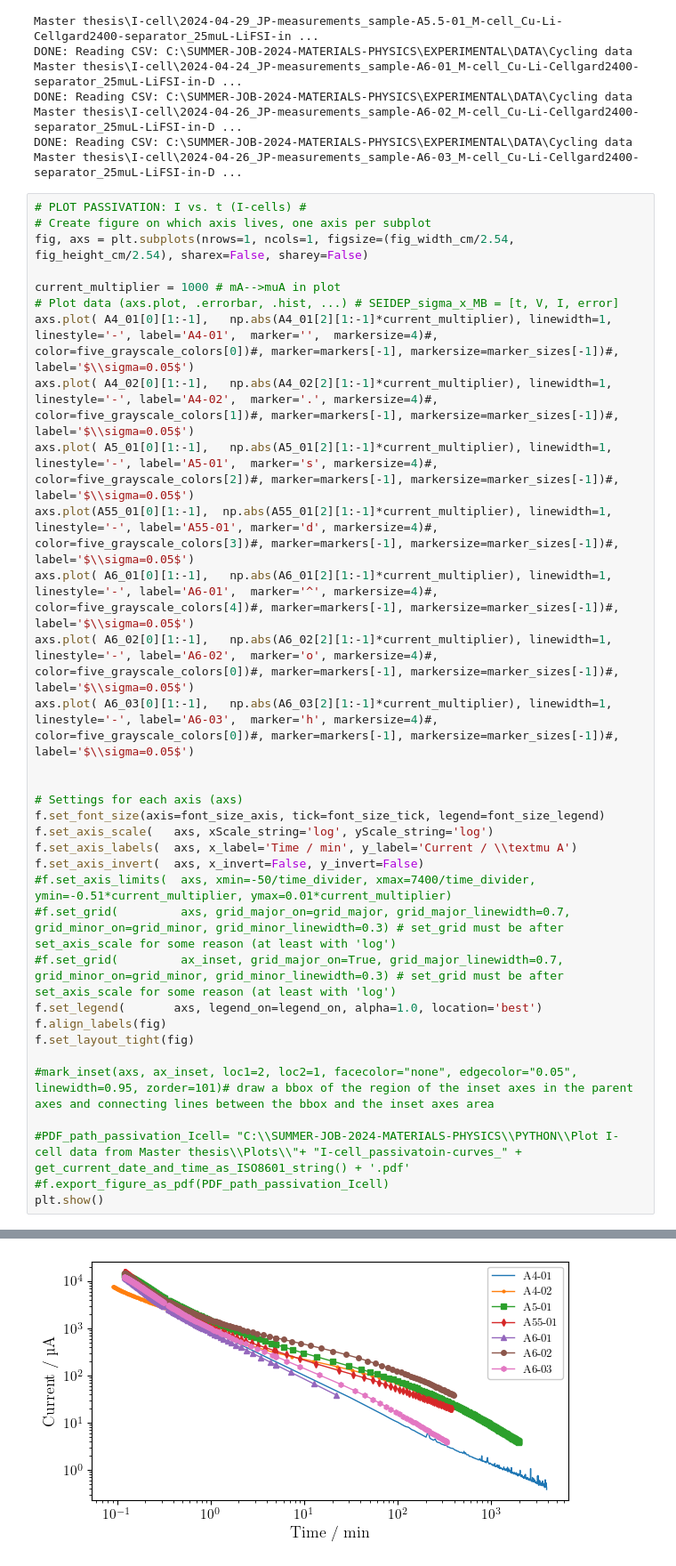
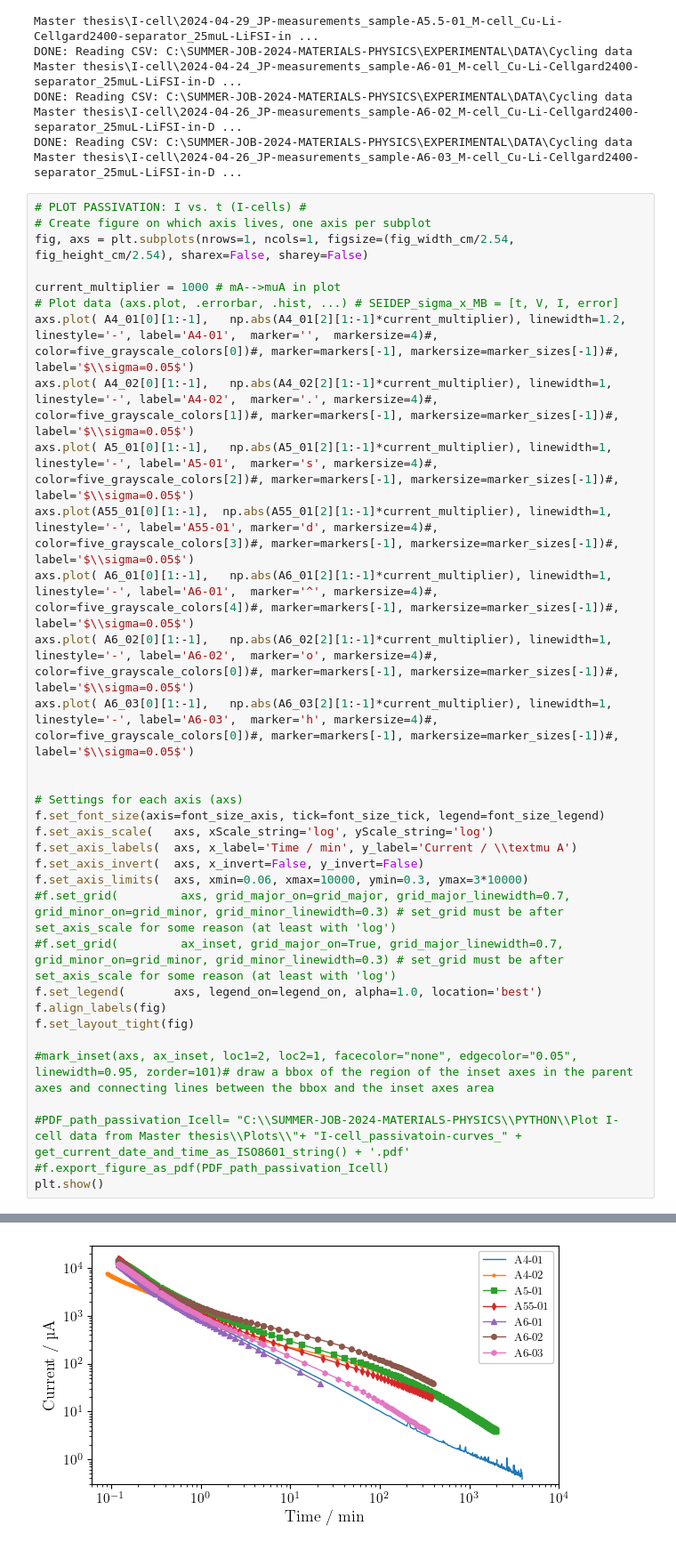
Before and after one commit to GottfridOlsson/SUMMER-JOB-2024-MATERIALS-PHYSICS, a Jupyter notebook: PYTHON/Plot I-cell data from Master thesis/passivation_I-cell_plots.ipynb, the cells around one changed output, grey strips where cells are left out. Shown: that part at 89% size. Cells and saved outputs as stored; diff of their text form.

```diff
--- a/PYTHON/Plot I-cell data from Master thesis/passivation_I-cell_plots.ipynb
+++ b/PYTHON/Plot I-cell data from Master thesis/passivation_I-cell_plots.ipynb
@@ -132,7 +132,7 @@ fig, axs = plt.subplots(nrows=1, ncols=1, figsize=(fig_width_cm/2.54, fig_height
 
 current_multiplier = 1000 # mA-->muA in plot
 # Plot data (axs.plot, .errorbar, .hist, ...) # SEIDEP_sigma_x_MB = [t, V, I, error]
-axs.plot( A4_01[0][1:-1],   np.abs(A4_01[2][1:-1]*current_multiplier), linewidth=1, linestyle='-', label='A4-01',  marker='',  markersize=4)#, color=five_grayscale_colors[0])#, marker=markers[-1], markersize=marker_sizes[-1])#, label='$\\sigma=0.05$')
+axs.plot( A4_01[0][1:-1],   np.abs(A4_01[2][1:-1]*current_multiplier), linewidth=1.2, linestyle='-', label='A4-01',  marker='',  markersize=4)#, color=five_grayscale_colors[0])#, marker=markers[-1], markersize=marker_sizes[-1])#, label='$\\sigma=0.05$')
 axs.plot( A4_02[0][1:-1],   np.abs(A4_02[2][1:-1]*current_multiplier), linewidth=1, linestyle='-', label='A4-02',  marker='.', markersize=4)#, color=five_grayscale_colors[1])#, marker=markers[-1], markersize=marker_sizes[-1])#, label='$\\sigma=0.05$')
 axs.plot( A5_01[0][1:-1],   np.abs(A5_01[2][1:-1]*current_multiplier), linewidth=1, linestyle='-', label='A5-01',  marker='s', markersize=4)#, color=five_grayscale_colors[2])#, marker=markers[-1], markersize=marker_sizes[-1])#, label='$\\sigma=0.05$')
 axs.plot(A55_01[0][1:-1],  np.abs(A55_01[2][1:-1]*current_multiplier), linewidth=1, linestyle='-', label='A55-01', marker='d', markersize=4)#, color=five_grayscale_colors[3])#, marker=markers[-1], markersize=marker_sizes[-1])#, label='$\\sigma=0.05$')
@@ -146,7 +146,7 @@ f.set_font_size(axis=font_size_axis, tick=font_size_tick, legend=font_size_legen
 f.set_axis_scale(   axs, xScale_string='log', yScale_string='log')
 f.set_axis_labels(  axs, x_label='Time / min', y_label='Current / \\textmu A')
 f.set_axis_invert(  axs, x_invert=False, y_invert=False)
-#f.set_axis_limits(  axs, xmin=-50/time_divider, xmax=7400/time_divider, ymin=-0.51*current_multiplier, ymax=0.01*current_multiplier)
+f.set_axis_limits(  axs, xmin=0.06, xmax=10000, ymin=0.3, ymax=3*10000)
 #f.set_grid(         axs, grid_major_on=grid_major, grid_major_linewidth=0.7, grid_minor_on=grid_minor, grid_minor_linewidth=0.3) # set_grid must be after set_axis_scale for some reason (at least with 'log')
 #f.set_grid(         ax_inset, grid_major_on=True, grid_major_linewidth=0.7, grid_minor_on=grid_minor, grid_minor_linewidth=0.3) # set_grid must be after set_axis_scale for some reason (at least with 'log')
 f.set_legend(       axs, legend_on=legend_on, alpha=1.0, location='best')
@@ -166,4 +167,4 @@ DONE: set_axis_invert: x: False, y: False on axs: None
 DONE: set_legend: (on, alpha, location): True, 1.0, best, on axs: None
 DONE: align_labels
 DONE: set_layout_tight
-[figure, old version]
+[figure, new version]
```
Also changed, not shown: parts of 1 cell of this notebook.
